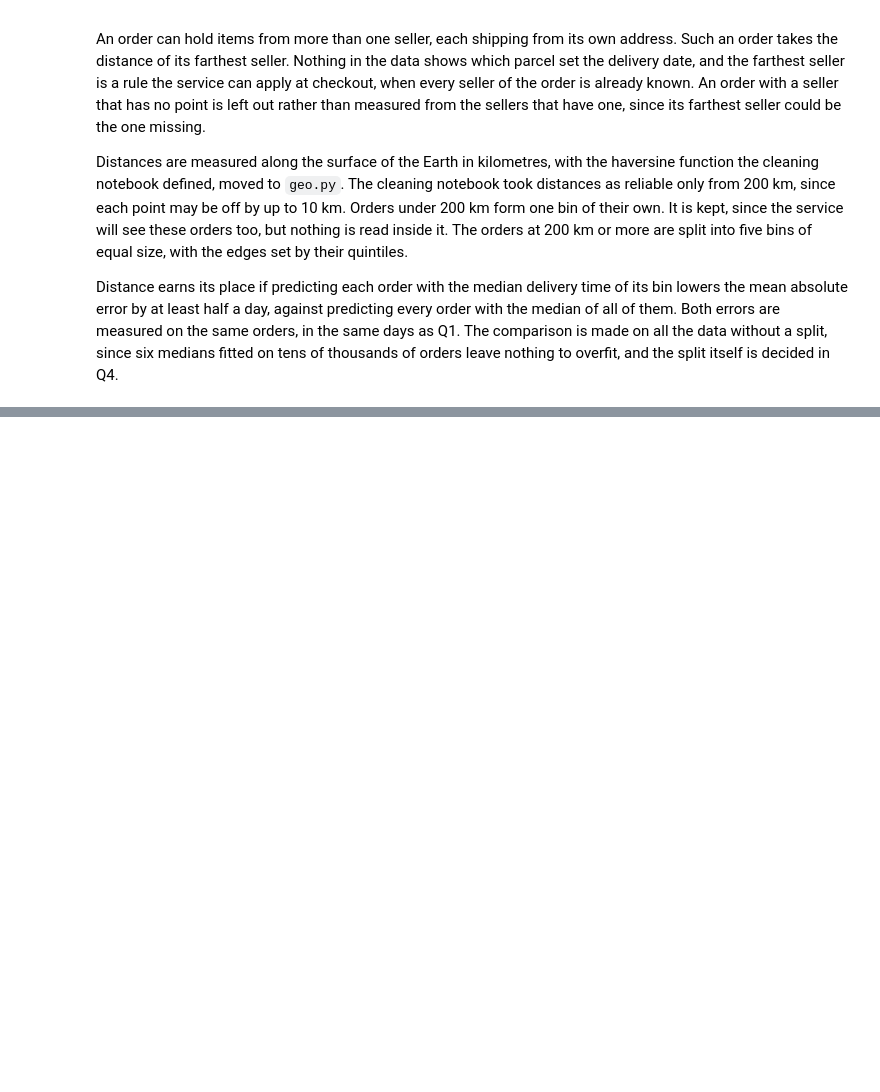
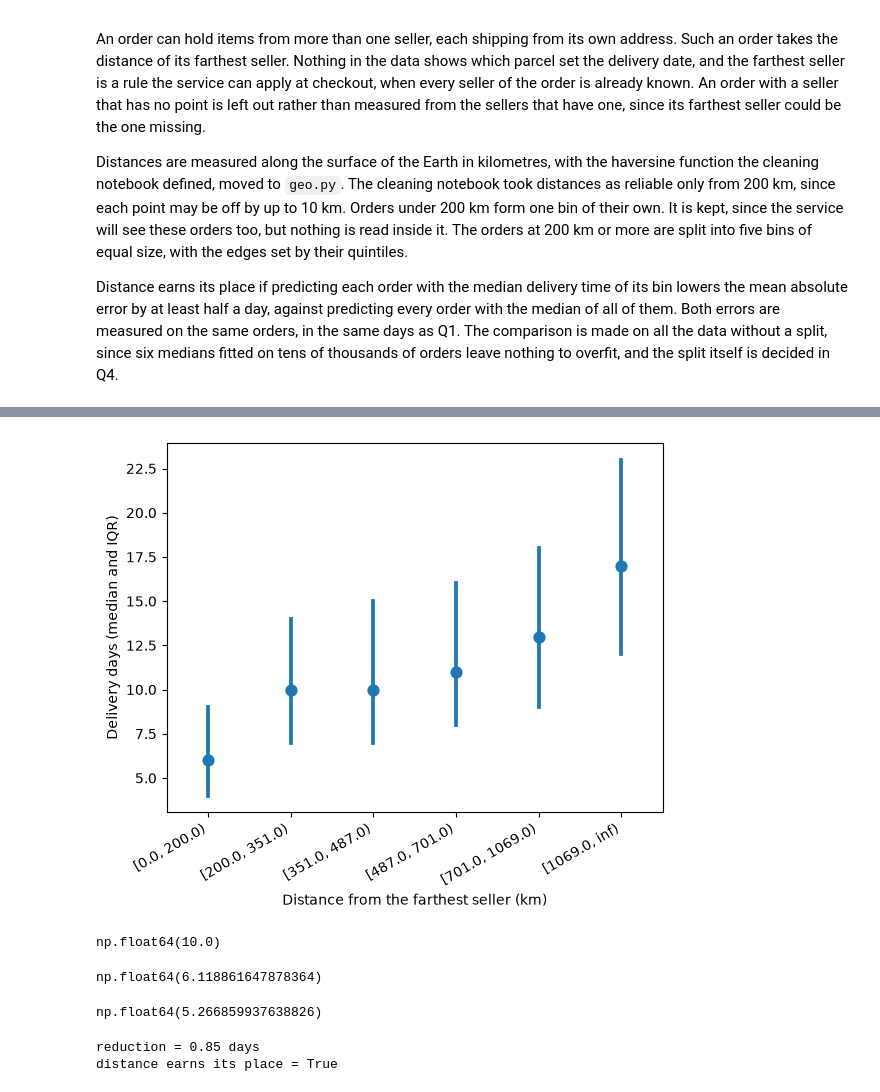
Before and after one commit to Spyrsial/olist-ecommerce-data-cleaning-eda, a Jupyter notebook: 02_exploratory_data_analysis.ipynb, the cells around one changed output, grey strips where cells are left out. Drawn from its saved outputs; the diff is of its cells as text; code cells hidden in the pictures; blank space fills up the shorter version.

Commit message:
measured distance for 95,893 orders and found it lowers the mae by 0.85 days

```diff
--- a/02_exploratory_data_analysis.ipynb
+++ b/02_exploratory_data_analysis.ipynb
@@ -408,0 +608,3 @@ Distance earns its place if predicting each order with the median delivery time
+# %%
+order_distance_km = distance_pairs.groupby("order_id")["distance_km"].max()
+order_distance_km
@@ -408,0 +625,4 @@ Distance earns its place if predicting each order with the median delivery time
+# %%
+distance_orders = pd.merge(order_distance_km.reset_index(), delivery_orders[["order_id", "delivery_days"]],
+                           how="left", validate="one_to_one", on="order_id")
+distance_orders
@@ -408,0 +647,5 @@ Distance earns its place if predicting each order with the median delivery time
+# %%
+far_km = distance_orders.loc[distance_orders["distance_km"] >= 200, "distance_km"]
+bin_edges = [0, 200] + list(far_km.quantile([0.2, 0.4, 0.6, 0.8])) + [np.inf]
+
+bin_edges
@@ -408,0 +660,4 @@ Distance earns its place if predicting each order with the median delivery time
+# %%
+distance_orders["distance_bin"] = pd.cut(distance_orders["distance_km"], bins=bin_edges,
+                                         right=False, precision=0)
+distance_orders["distance_bin"].value_counts(sort=False)
@@ -408,0 +673,31 @@ Distance earns its place if predicting each order with the median delivery time
+# %%
+ax = sns.pointplot(data=distance_orders, x="distance_bin", y="delivery_days",
+                   estimator="median", errorbar=("pi", 50), linestyle="none")
+ax.set(xlabel="Distance from the farthest seller (km)", ylabel="Delivery days (median and IQR)")
+plt.xticks(rotation=30, ha="right");
+# %% [output]
+[figure, added]
+# %%
+global_median = distance_orders["delivery_days"].median()
+global_median
+# %% [output]
+np.float64(10.0)
+# %%
+mae_without_distance = (distance_orders["delivery_days"] - global_median).abs().mean()
+mae_without_distance
+# %% [output]
+np.float64(6.118861647878364)
+# %%
+bin_median = distance_orders.groupby("distance_bin")["delivery_days"].transform("median")
+mae_with_distance = (distance_orders["delivery_days"] - bin_median).abs().mean()
+mae_with_distance
+# %% [output]
+np.float64(5.266859937638826)
+# %%
+mae_reduction = mae_without_distance - mae_with_distance
+
+print(f"reduction = {mae_reduction:.2f} days")
+print(f"distance earns its place = {mae_reduction >= 0.5}")
+# %% [output]
+reduction = 0.85 days
+distance earns its place = True
```
Also changed, not shown: parts of 24 cells of this notebook.
